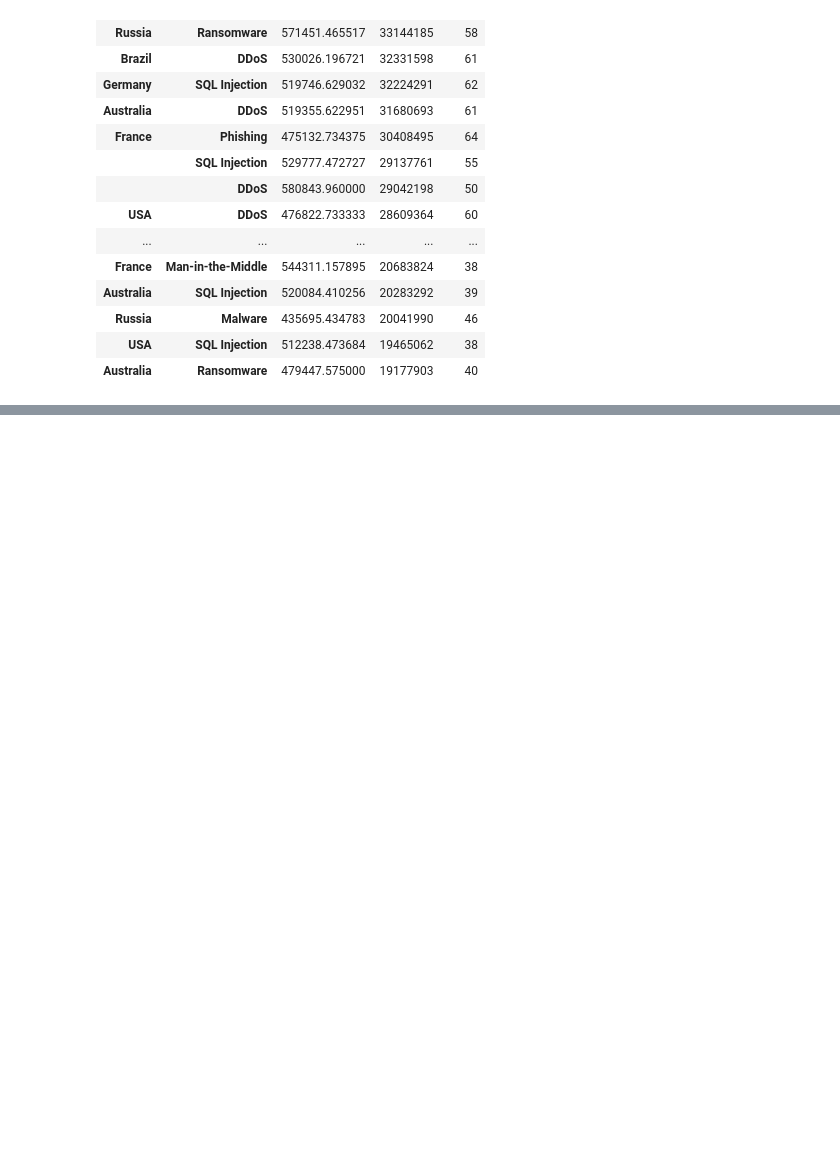
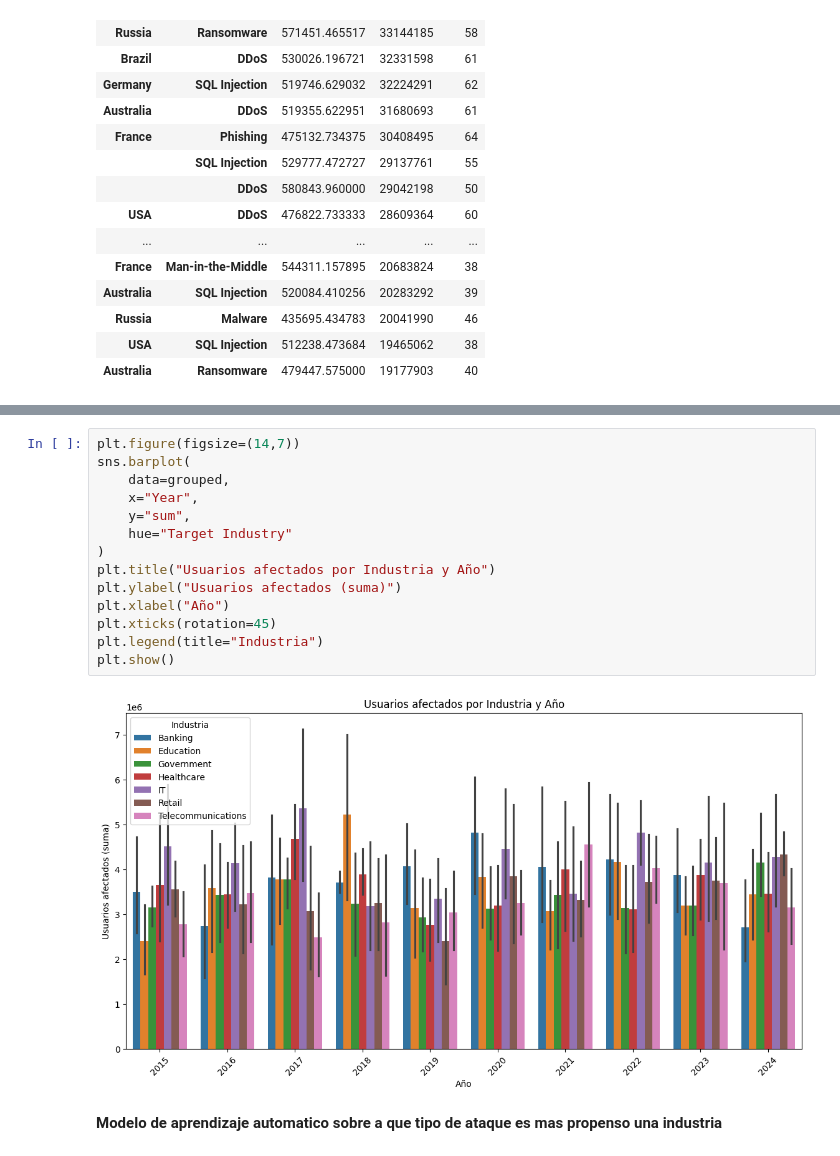
Before and after one commit to Bryan810/Grupo_9_tarea_3, a Jupyter notebook: sample.ipynb, the cells around one changed output, grey strips where cells are left out. Cells and saved outputs as stored; diff of their text form; blank space fills up the shorter version.

```diff
--- a/sample.ipynb
+++ b/sample.ipynb
@@ -171,0 +190,18 @@ True
+# %%
+plt.figure(figsize=(14,7))
+sns.barplot(
+    data=grouped,
+    x="Year",
+    y="sum",
+    hue="Target Industry"
+)
+plt.title("Usuarios afectados por Industria y Año")
+plt.ylabel("Usuarios afectados (suma)")
+plt.xlabel("Año")
+plt.xticks(rotation=45)
+plt.legend(title="Industria")
+plt.show()
+# %% [output]
+[figure, added]
+# %% [markdown]
+**Modelo de aprendizaje automatico sobre a que tipo de ataque es mas propenso una industria**
```
Also changed, not shown: parts of 14 cells of this notebook, 7 other files.
